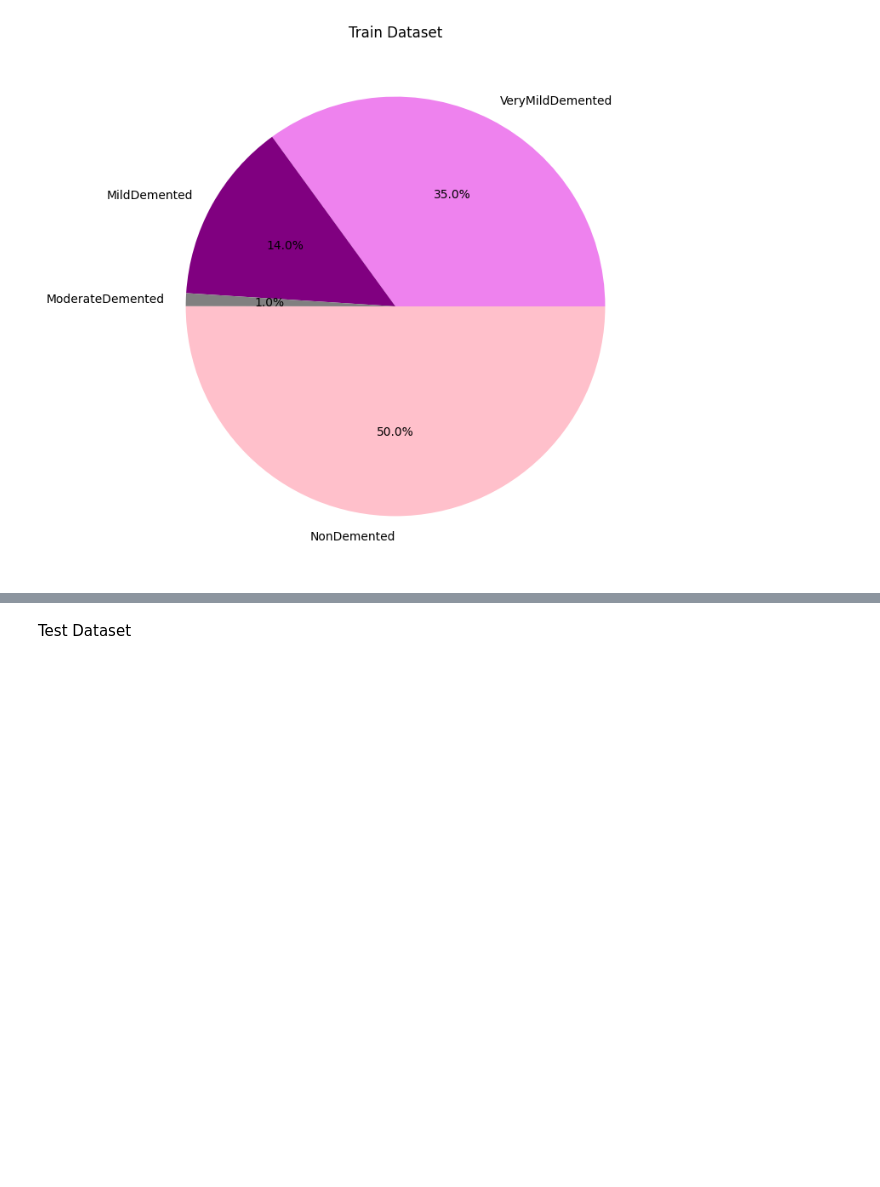
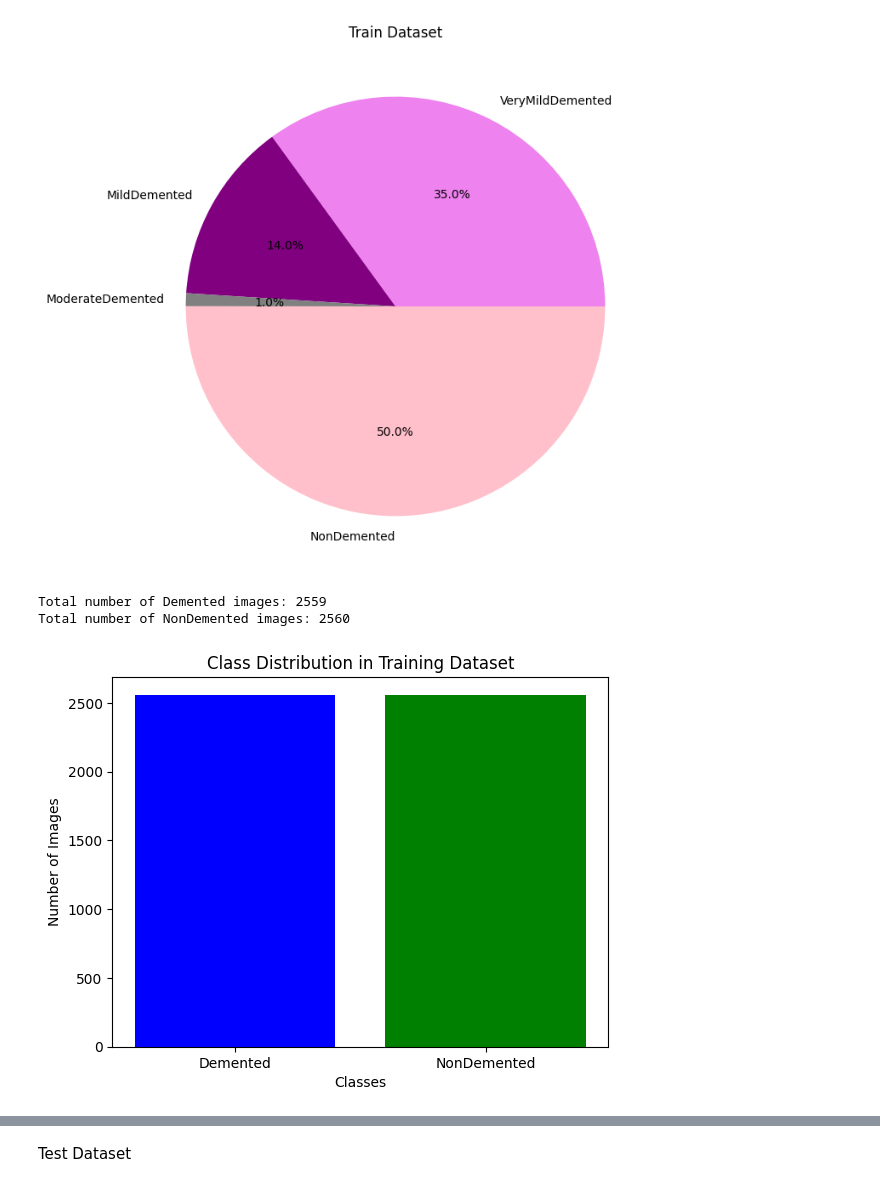
Before and after one commit to OluwatobaAdeoye/EARLY-STAGE-PREDICTION-OF-ALZHEMIER-S-DISEASE-USING-DEEP-LEARNING-ON-STRUCTURAL-MRI-DATA, a Jupyter notebook: Alzheimer_Project_(code).ipynb, the cells around one changed output, grey strips where cells are left out. Drawn from its saved outputs; the diff is of its cells as text; code cells hidden in the pictures; blank space fills up the shorter version.

```diff
--- a/Alzheimer_Project_(code).ipynb
+++ b/Alzheimer_Project_(code).ipynb
@@ -347,3 +349,38 @@ plt.title('Train Dataset')
 plt.show()
 # %% [output]
 [figure]
+# %%
+
+# Function to count images per class
+train_counts = {cls: len(os.listdir(os.path.join(train_data, cls))) for cls in os.listdir(train_data) if os.path.isdir(os.path.join(train_data, cls))}
+
+# Merge 'MildDemented', 'VeryMildDemented', 'ModerateDemented' into 'Demented'
+merged_counts = {
+    'Demented': sum(train_counts[cls] for cls in ['MildDemented', 'VeryMildDemented', 'ModerateDemented']),
+    'NonDemented': train_counts['NonDemented']
+}
+
+# Print the total counts
+print("Total number of Demented images:", merged_counts['Demented'])
+print("Total number of NonDemented images:", merged_counts['NonDemented'])
+# %% [output]
+Total number of Demented images: 2559
+Total number of NonDemented images: 2560
+# %%
+# Function to count images per class
+train_counts = {cls: len(os.listdir(os.path.join(train_data, cls))) for cls in os.listdir(train_data) if os.path.isdir(os.path.join(train_data, cls))}
+
+# Merge 'MildDemented', 'VeryMildDemented', 'ModerateDemented' into 'Demented'
+merged_counts = {
+    'Demented': sum(train_counts[cls] for cls in ['MildDemented', 'VeryMildDemented', 'ModerateDemented']),
+    'NonDemented': train_counts['NonDemented']
+}
+
+# Plot bar chart
+plt.bar(merged_counts.keys(), merged_counts.values(), color=['blue', 'green'])
+plt.xlabel("Classes")
+plt.ylabel("Number of Images")
+plt.title("Class Distribution in Training Dataset")
+plt.show()
+# %% [output]
+[figure, added]
```
Also changed, not shown: parts of 50 cells of this notebook.
